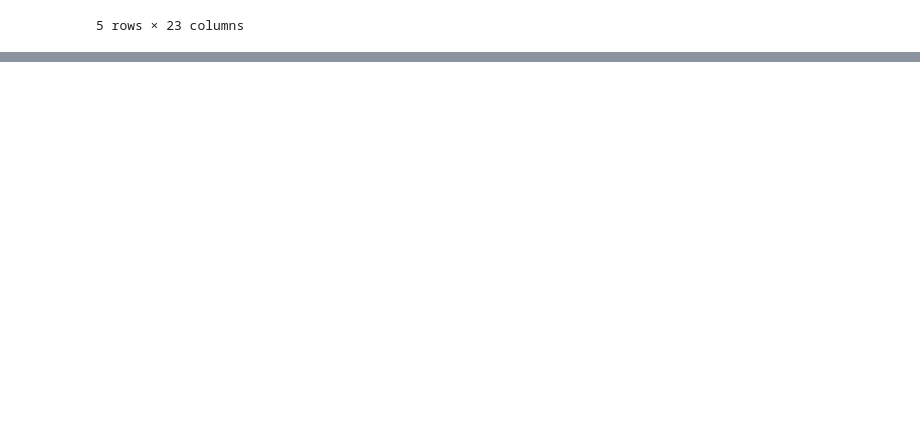
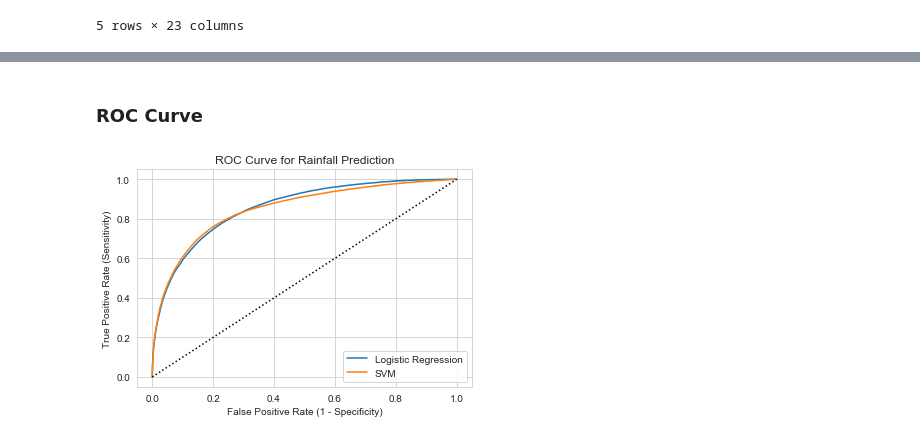
Before and after one commit to AdriaOrozco/Practica2Apc, a Jupyter notebook: Code/Weather_Notebook.ipynb, the cells around one changed output, grey strips where cells are left out. Cells and saved outputs as stored; diff of their text form; code cells hidden in the pictures; blank space fills up the shorter version.

```diff
--- a/Code/Weather_Notebook.ipynb
+++ b/Code/Weather_Notebook.ipynb
@@ -694,0 +836,26 @@ plt.show()
+# %%
+from sklearn.exceptions import DataConversionWarning
+warnings.filterwarnings(action='ignore', category=DataConversionWarning)
+
+X_train_f=dataset[['Location', 'MaxTemp', 'Rainfall', 'Evaporation', 'Sunshine',
+       'WindGustDir', 'WindGustSpeed', 'WindDir9am', 'WindDir3pm',
+       'WindSpeed9am', 'WindSpeed3pm', 'Humidity3pm',
+       'Pressure3pm', 'Cloud9am', 'Cloud3pm', 'Temp9am',
+       'RainToday']].values
+y_train=dataset[['RainTomorrow']].values
+
+k = 10
+kf = KFold(n_splits=k, random_state=123)
+modelSVM = SVC(kernel= 'rbf')
+scores = []
+i=0;
+for train_idx, test_idx in kf.split(X):
+    i=i+1
+    X_train_idx, X_test_idx = X_train_f[train_idx], X_train_f[test_idx]
+    y_train_idx, y_test_idx = y_train[train_idx], y_train[test_idx]
+    modelSVM.fit(X_train_idx, y_train_idx)
+    print("Score Iteración ",i,":",modelSVM.score(X_test_idx, y_test_idx))
+    scores.append(modelSVM.score(X_test_idx, y_test_idx))
+
+mean = sum(scores)/len(scores)
+print("\nResultado cross validation: ",mean)
@@ -694,0 +893,20 @@ plt.show()
+# %% [markdown]
+### ROC Curve
+# %%
+from sklearn.metrics import roc_auc_score, roc_curve
+y_score_lr = modelLR.decision_function(X_train_f)
+y_score_svm = modelSVM.decision_function(X_train_f)
+
+fpr_lr, tpr_lr, th_lr = roc_curve(y_train, y_score_lr)
+fpr_svm, tpr_svm, th_svm = roc_curve(y_train, y_score_svm)
+
+plt.plot(fpr_lr, tpr_lr, label = "Logistic Regression")
+plt.plot(fpr_svm, tpr_svm, label = "SVM")
+plt.plot([0, 1], [0, 1], 'k:')
+plt.xlabel('False Positive Rate (1 - Specificity)')
+plt.ylabel('True Positive Rate (Sensitivity)')
+plt.title('ROC Curve for Rainfall Prediction')
+plt.legend()
+plt.show()
+# %% [output]
+[figure, added]
```
Also changed, not shown: parts of 30 cells of this notebook.
